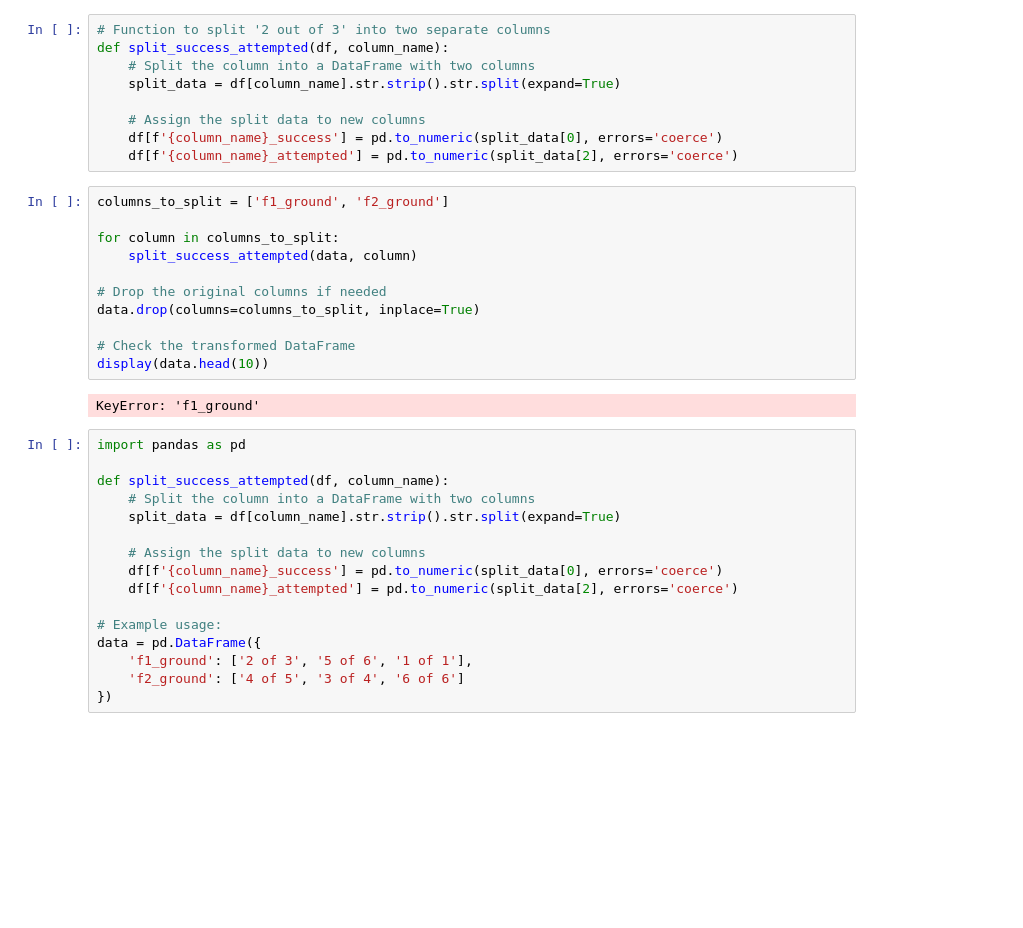
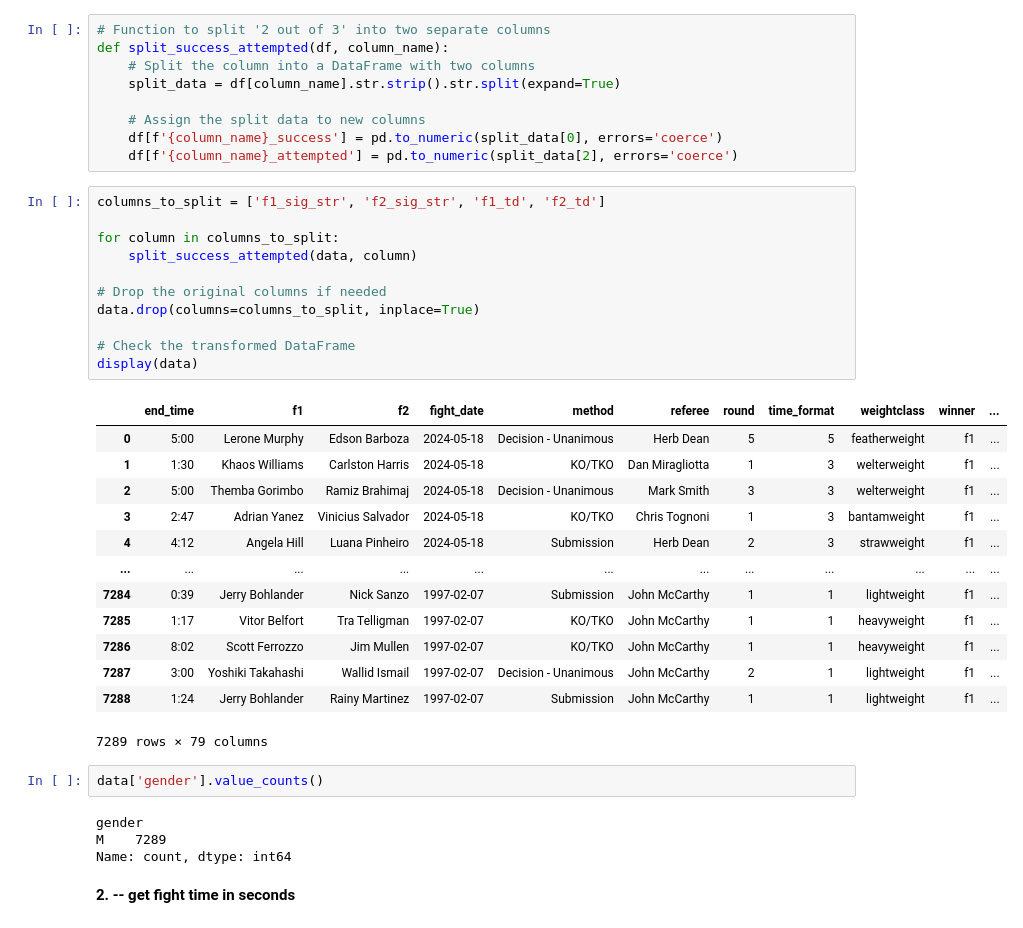
Before and after one commit to jeaend/UFC_Fight_Outcome_Prediction, a Jupyter notebook: 4_predict_winner/1_feature_engineering.ipynb, the cells around one changed output. Drawn from its saved outputs; the diff is of its cells as text; blank space fills up the shorter version.

```diff
--- a/4_predict_winner/1_feature_engineering.ipynb
+++ b/4_predict_winner/1_feature_engineering.ipynb
@@ -43,31 +46,35 @@ def split_success_attempted(df, column_name):
     df[f'{column_name}_success'] = pd.to_numeric(split_data[0], errors='coerce')
     df[f'{column_name}_attempted'] = pd.to_numeric(split_data[2], errors='coerce')
 # %%
-columns_to_split = ['f1_ground', 'f2_ground']
+columns_to_split = ['f1_sig_str', 'f2_sig_str', 'f1_td', 'f2_td']
 
 for column in columns_to_split:
     split_success_attempted(data, column)
 
 # Drop the original columns if needed
 data.drop(columns=columns_to_split, inplace=True)
 
 # Check the transformed DataFrame
-display(data.head(10))
+display(data)
 # %% [output]
+|  | end_time | f1 | f2 | fight_date | method | referee | round | time_format | weightclass | winner | ... |
+| 0 | 5:00 | Lerone Murphy | Edson Barboza | 2024-05-18 | Decision - Unanimous | Herb Dean | 5 | 5 | featherweight | f1 | ... |
+| 1 | 1:30 | Khaos Williams | Carlston Harris | 2024-05-18 | KO/TKO | Dan Miragliotta | 1 | 3 | welterweight | f1 | ... |
+| 2 | 5:00 | Themba Gorimbo | Ramiz Brahimaj | 2024-05-18 | Decision - Unanimous | Mark Smith | 3 | 3 | welterweight | f1 | ... |
+| 3 | 2:47 | Adrian Yanez | Vinicius Salvador | 2024-05-18 | KO/TKO | Chris Tognoni | 1 | 3 | bantamweight | f1 | ... |
+| 4 | 4:12 | Angela Hill | Luana Pinheiro | 2024-05-18 | Submission | Herb Dean | 2 | 3 | strawweight | f1 | ... |
+| ... | ... | ... | ... | ... | ... | ... | ... | ... | ... | ... | ... |
+| 7284 | 0:39 | Jerry Bohlander | Nick Sanzo | 1997-02-07 | Submission | John McCarthy | 1 | 1 | lightweight | f1 | ... |
+| 7285 | 1:17 | Vitor Belfort | Tra Telligman | 1997-02-07 | KO/TKO | John McCarthy | 1 | 1 | heavyweight | f1 | ... |
+| 7286 | 8:02 | Scott Ferrozzo | Jim Mullen | 1997-02-07 | KO/TKO | John McCarthy | 1 | 1 | heavyweight | f1 | ... |
+| 7287 | 3:00 | Yoshiki Takahashi | Wallid Ismail | 1997-02-07 | Decision - Unanimous | John McCarthy | 2 | 1 | lightweight | f1 | ... |
+| 7288 | 1:24 | Jerry Bohlander | Rainy Martinez | 1997-02-07 | Submission | John McCarthy | 1 | 1 | lightweight | f1 | ... |
-KeyError: 'f1_ground'
+7289 rows × 79 columns
-# %%
-import pandas as pd
-
-def split_success_attempted(df, column_name):
-    # Split the column into a DataFrame with two columns
-    split_data = df[column_name].str.strip().str.split(expand=True)
-
-    # Assign the split data to new columns
-    df[f'{column_name}_success'] = pd.to_numeric(split_data[0], errors='coerce')
-    df[f'{column_name}_attempted'] = pd.to_numeric(split_data[2], errors='coerce')
-
-# Example usage:
-data = pd.DataFrame({
-    'f1_ground': ['2 of 3', '5 of 6', '1 of 1'],
-    'f2_ground': ['4 of 5', '3 of 4', '6 of 6']
-})
+# %%
+data['gender'].value_counts()
+# %% [output]
+gender
+M    7289
+Name: count, dtype: int64
+# %% [markdown]
+**2. -- get fight time in seconds**
```
Also changed, not shown: parts of 14 cells of this notebook, 2 other files.
